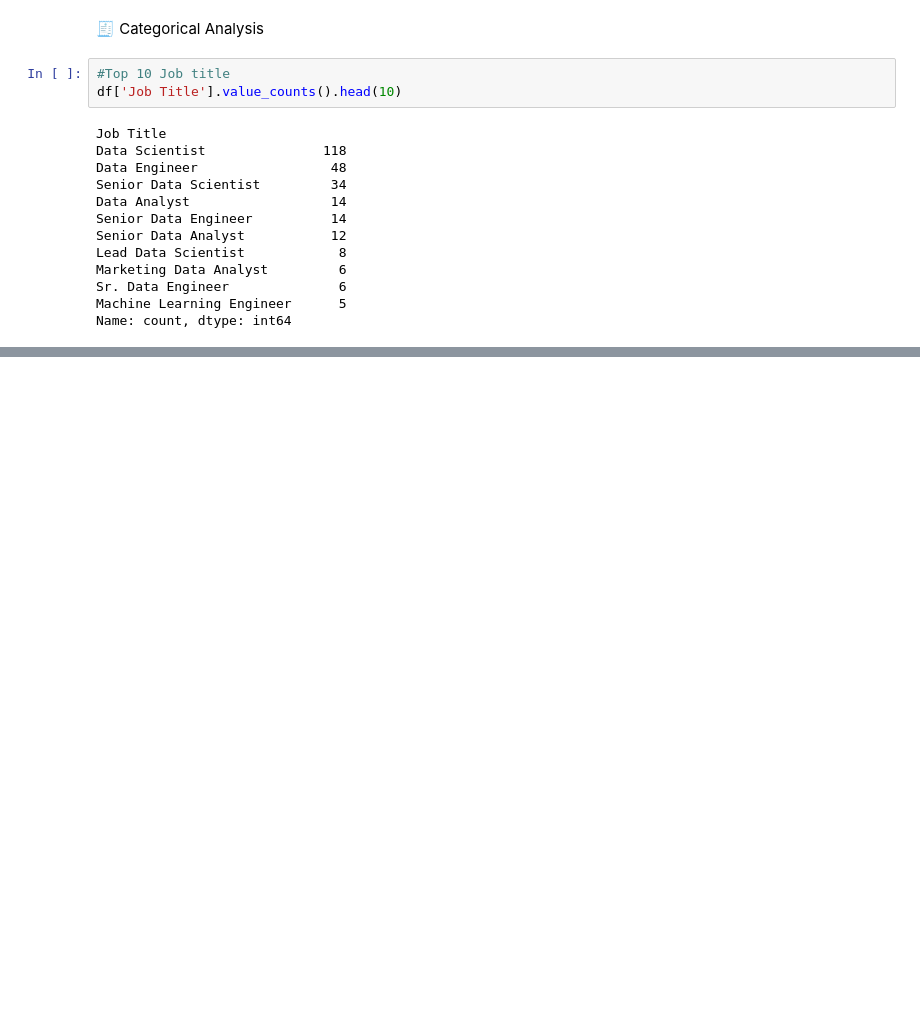
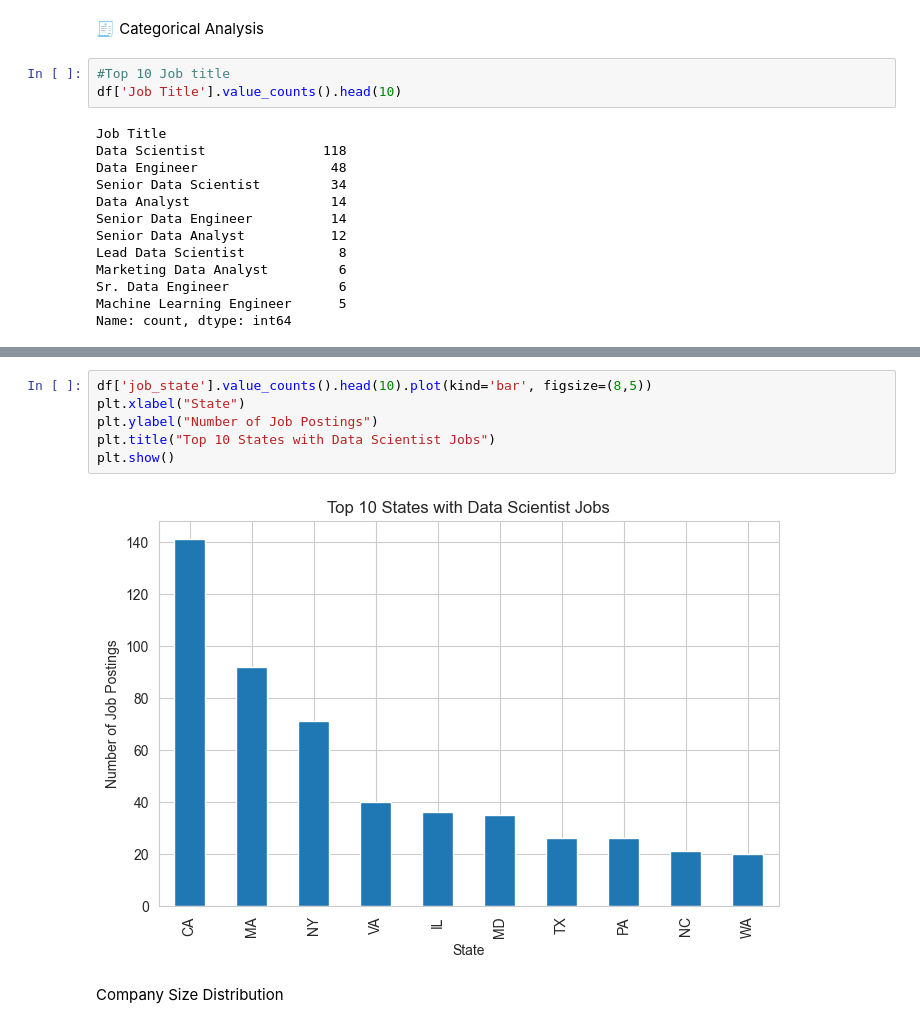
Before and after one commit to nayeem29dse/EDA-on-data-science-job-descriptions, a Jupyter notebook: EDA on saraly data.ipynb, the cells around one changed output, grey strips where cells are left out. Drawn from its saved outputs; the diff is of its cells as text; blank space fills up the shorter version.

```diff
--- a/EDA on saraly data.ipynb
+++ b/EDA on saraly data.ipynb
@@ -226,0 +244,10 @@ Name: count, dtype: int64
+# %%
+df['job_state'].value_counts().head(10).plot(kind='bar', figsize=(8,5))
+plt.xlabel("State")
+plt.ylabel("Number of Job Postings")
+plt.title("Top 10 States with Data Scientist Jobs")
+plt.show()
+# %% [output]
+[figure, added]
+# %% [markdown]
+Company Size Distribution
```
Also changed, not shown: parts of 25 cells of this notebook.
